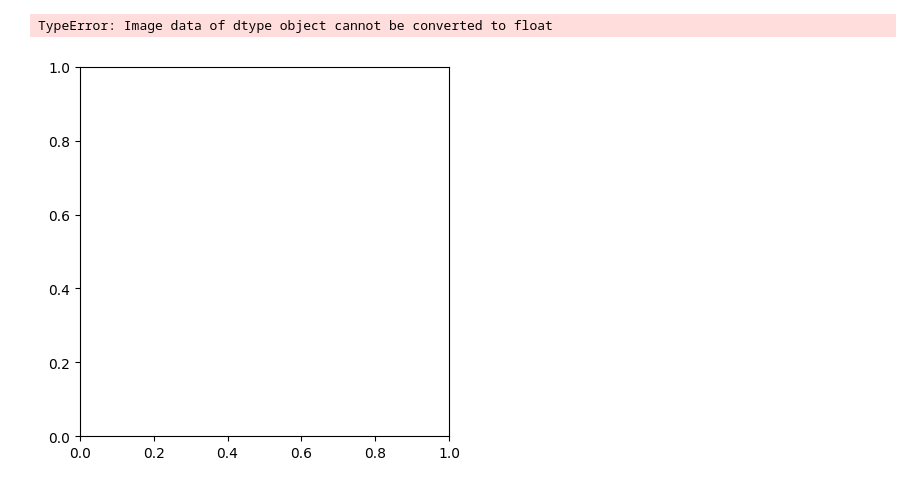
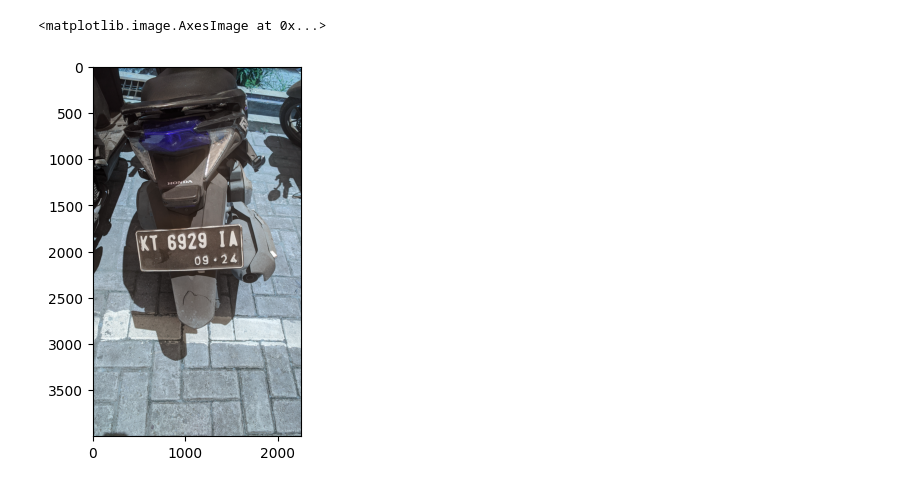
Before and after one commit to GTHGHT/PlatNomorGemink, a Jupyter notebook: main/main_comvis.ipynb, the cells around one changed output. Saved outputs shown, nothing was run; the diff lists cells and outputs as text; code cells hidden in the pictures.

```diff
--- a/main/main_comvis.ipynb
+++ b/main/main_comvis.ipynb
@@ -1,13 +1,13 @@
 # %%
 import cv2
 import matplotlib.pyplot as plt
 import numpy as np
-path = 'real2.jpg'
+path = '../img/rl2.jpg'
 img = cv2.imread(path)
 plt.imshow(img)
 # %% [output]
-TypeError: Image data of dtype object cannot be converted to float
+<matplotlib.image.AxesImage at 0x...>
-[figure, old version]
+[figure, new version]
 # %%
 blurred_img = cv2.blur(img, (int(img.shape[0]/7),int(img.shape[0]/7)))
 plt.imshow(blurred_img)
```
Also changed, not shown: parts of 6 cells of this notebook, 13 other files.
